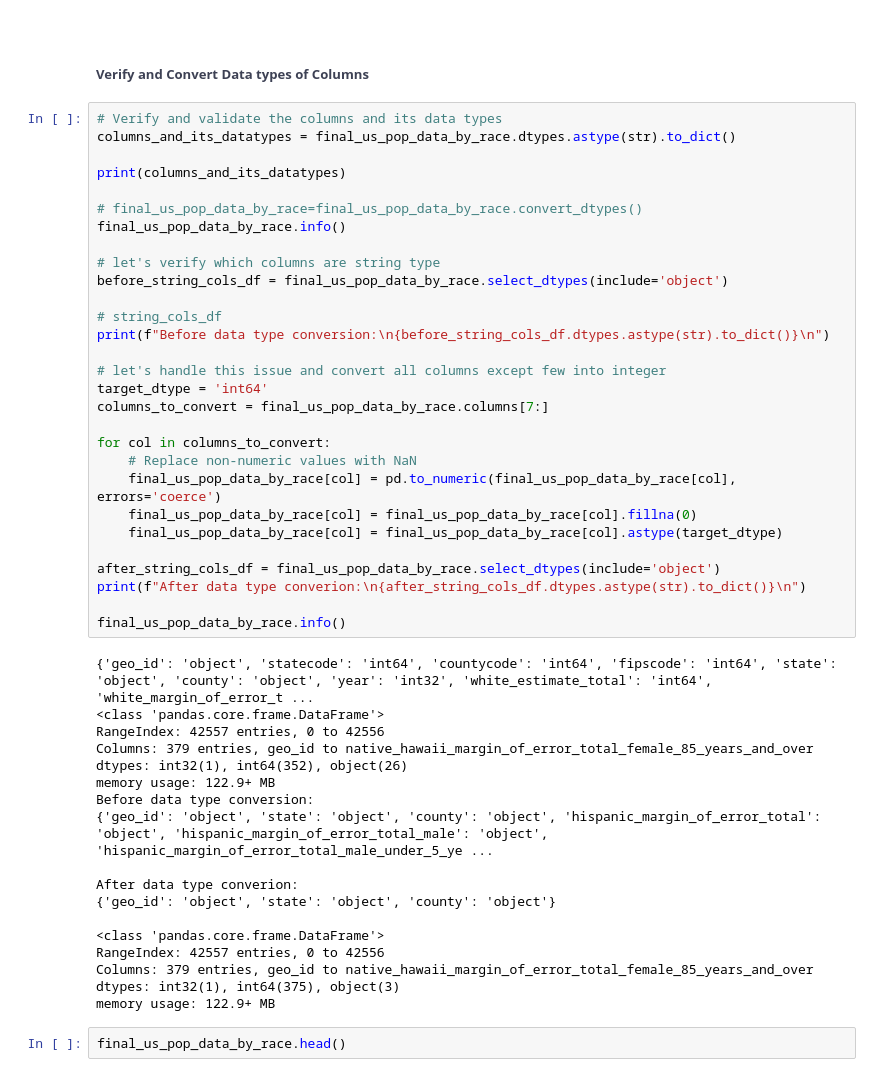
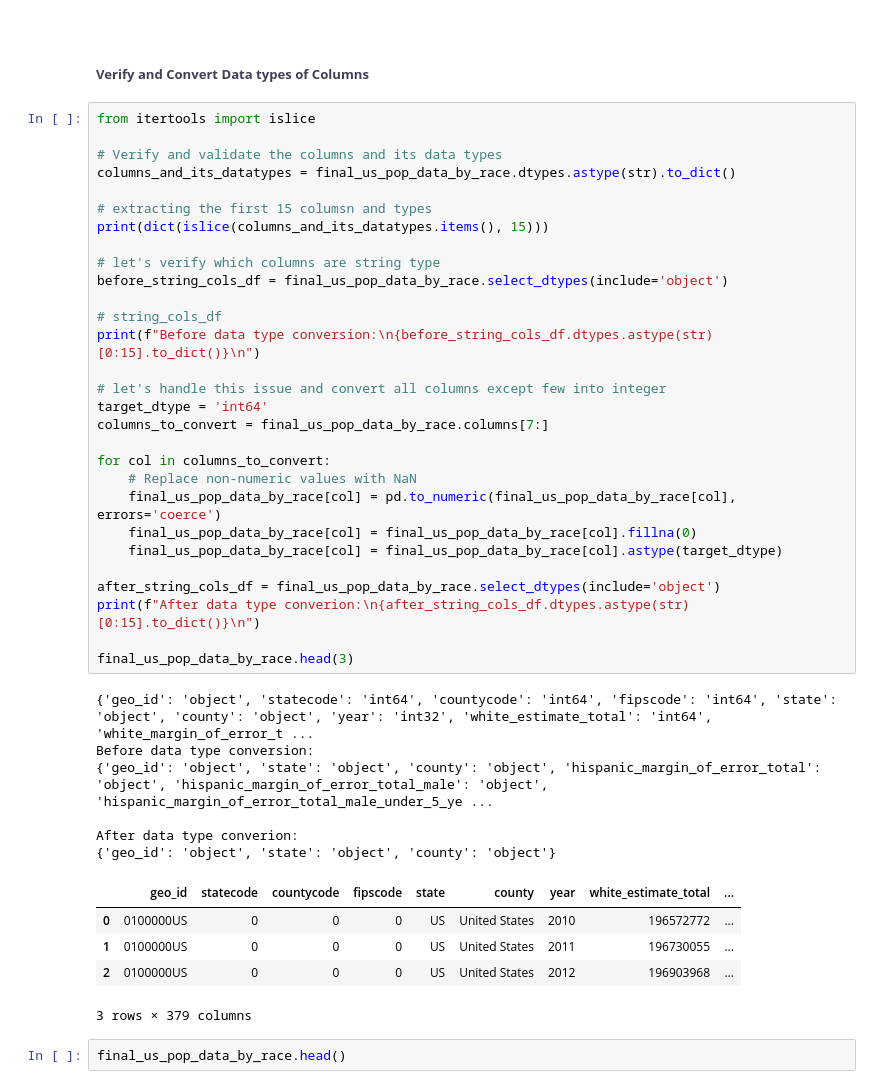
Before and after one commit to satyndragautam/plotly-dash-app, a Jupyter notebook: notebook/USA_population_data.ipynb, the cells around one changed output. Cells and saved outputs as stored; diff of their text form.

```diff
--- a/notebook/USA_population_data.ipynb
+++ b/notebook/USA_population_data.ipynb
@@ -1835,52 +1835,46 @@ Shape: (42557, 379)
 <a id="section-dw-1-14"></a>
 ##### **<span style="color:rgba(51, 55, 75, 0.95); font-family:montserrat;">Verify and Convert Data types of Columns</span>**
 # %%
+from itertools import islice
+
 # Verify and validate the columns and its data types
 columns_and_its_datatypes = final_us_pop_data_by_race.dtypes.astype(str).to_dict()
 
-print(columns_and_its_datatypes)
-
-# final_us_pop_data_by_race=final_us_pop_data_by_race.convert_dtypes()
-final_us_pop_data_by_race.info()
+# extracting the first 15 columsn and types
+print(dict(islice(columns_and_its_datatypes.items(), 15)))
 
 # let's verify which columns are string type
 before_string_cols_df = final_us_pop_data_by_race.select_dtypes(include='object')
 
 # string_cols_df
-print(f"Before data type conversion:\n{before_string_cols_df.dtypes.astype(str).to_dict()}\n")
+print(f"Before data type conversion:\n{before_string_cols_df.dtypes.astype(str)[0:15].to_dict()}\n")
 
 # let's handle this issue and convert all columns except few into integer
 target_dtype = 'int64'
 columns_to_convert = final_us_pop_data_by_race.columns[7:]
 
 for col in columns_to_convert:
     # Replace non-numeric values with NaN
     final_us_pop_data_by_race[col] = pd.to_numeric(final_us_pop_data_by_race[col], errors='coerce')
     final_us_pop_data_by_race[col] = final_us_pop_data_by_race[col].fillna(0)
     final_us_pop_data_by_race[col] = final_us_pop_data_by_race[col].astype(target_dtype)
 
 after_string_cols_df = final_us_pop_data_by_race.select_dtypes(include='object')
-print(f"After data type converion:\n{after_string_cols_df.dtypes.astype(str).to_dict()}\n")
+print(f"After data type converion:\n{after_string_cols_df.dtypes.astype(str)[0:15].to_dict()}\n")
 
-final_us_pop_data_by_race.info()
+final_us_pop_data_by_race.head(3)
 # %% [output]
 {'geo_id': 'object', 'statecode': 'int64', 'countycode': 'int64', 'fipscode': 'int64', 'state': 'object', 'county': 'object', 'year': 'int32', 'white_estimate_total': 'int64', 'white_margin_of_error_t ...
-<class 'pandas.core.frame.DataFrame'>
-RangeIndex: 42557 entries, 0 to 42556
-Columns: 379 entries, geo_id to native_hawaii_margin_of_error_total_female_85_years_and_over
-dtypes: int32(1), int64(352), object(26)
-memory usage: 122.9+ MB
 Before data type conversion:
 {'geo_id': 'object', 'state': 'object', 'county': 'object', 'hispanic_margin_of_error_total': 'object', 'hispanic_margin_of_error_total_male': 'object', 'hispanic_margin_of_error_total_male_under_5_ye ...
 
 After data type converion:
 {'geo_id': 'object', 'state': 'object', 'county': 'object'}
-
-<class 'pandas.core.frame.DataFrame'>
-RangeIndex: 42557 entries, 0 to 42556
-Columns: 379 entries, geo_id to native_hawaii_margin_of_error_total_female_85_years_and_over
-dtypes: int32(1), int64(375), object(3)
-memory usage: 122.9+ MB
+|  | geo_id | statecode | countycode | fipscode | state | county | year | white_estimate_total | ... |
+| 0 | 0100000US | 0 | 0 | 0 | US | United States | 2010 | 196572772 | ... |
+| 1 | 0100000US | 0 | 0 | 0 | US | United States | 2011 | 196730055 | ... |
+| 2 | 0100000US | 0 | 0 | 0 | US | United States | 2012 | 196903968 | ... |
+3 rows × 379 columns
 # %%
 final_us_pop_data_by_race.head()
 # %% [output]
```
Also changed, not shown: parts of 1 cell of this notebook.
